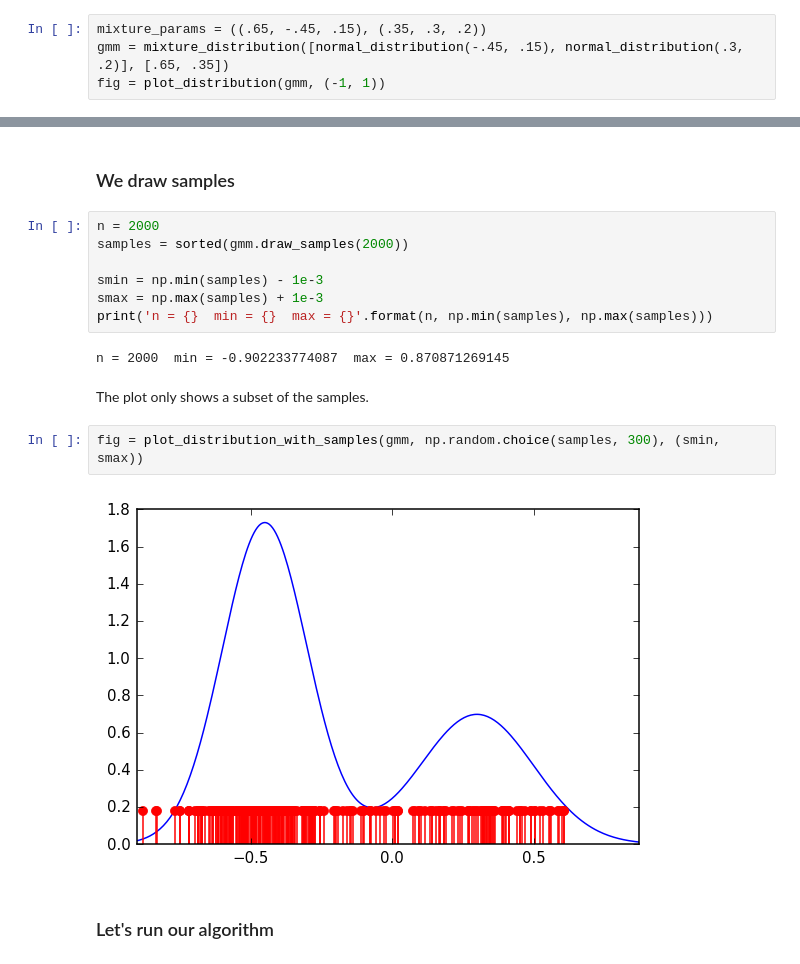
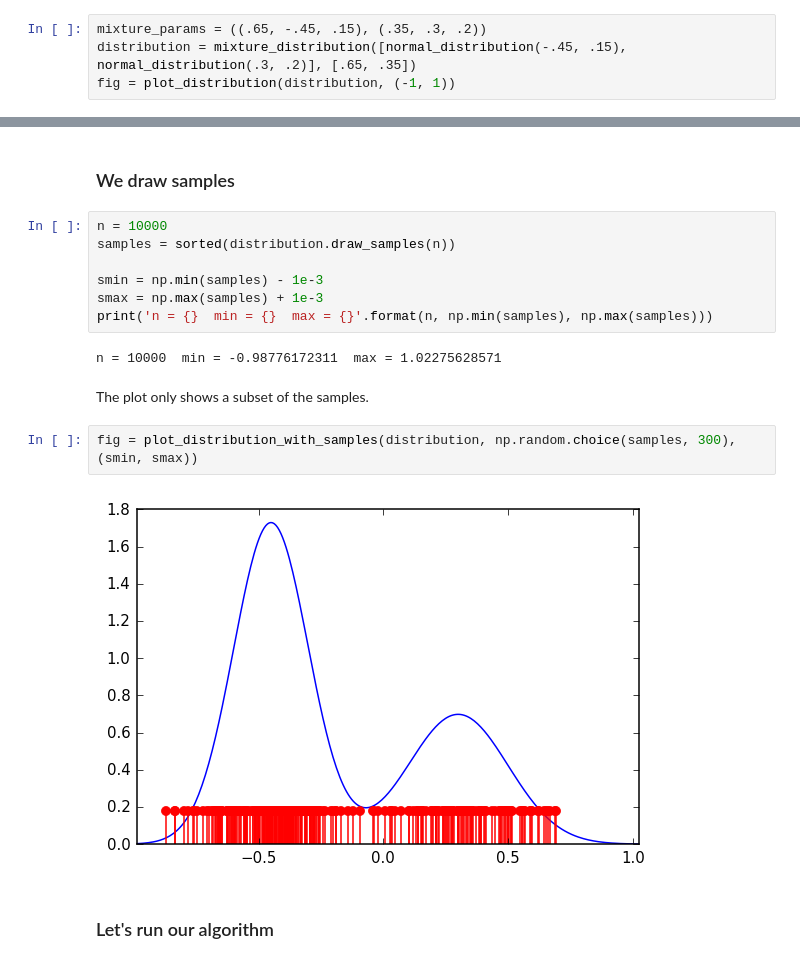
Before and after one commit to ludwigschmidt/ppoly_density, a Jupyter notebook: experiments/piecewise_linear_example.ipynb, the cells around one changed output, grey strips where cells are left out. Cells and saved outputs as stored; diff of their text form.

```diff
--- a/experiments/piecewise_linear_example.ipynb
+++ b/experiments/piecewise_linear_example.ipynb
@@ -20,26 +20,26 @@ Populating the interactive namespace from numpy and matplotlib
 # %%
 mixture_params = ((.65, -.45, .15), (.35, .3, .2))
-gmm = mixture_distribution([normal_distribution(-.45, .15), normal_distribution(.3, .2)], [.65, .35])
-fig = plot_distribution(gmm, (-1, 1))
+distribution = mixture_distribution([normal_distribution(-.45, .15), normal_distribution(.3, .2)], [.65, .35])
+fig = plot_distribution(distribution, (-1, 1))
 # %% [output]
 [figure]
 # %% [markdown]
 ### We draw samples
 # %%
-n = 2000
-samples = sorted(gmm.draw_samples(2000))
+n = 10000
+samples = sorted(distribution.draw_samples(n))
 
 smin = np.min(samples) - 1e-3
 smax = np.max(samples) + 1e-3
 print('n = {}  min = {}  max = {}'.format(n, np.min(samples), np.max(samples)))
 # %% [output]
-n = 2000  min = -0.902233774087  max = 0.870871269145
+n = 10000  min = -0.98776172311  max = 1.02275628571
 # %% [markdown]
 The plot only shows a subset of the samples.
 # %%
-fig = plot_distribution_with_samples(gmm, np.random.choice(samples, 300), (smin, smax))
+fig = plot_distribution_with_samples(distribution, np.random.choice(samples, 300), (smin, smax))
 # %% [output]
-[figure, old version]
+[figure, new version]
 # %% [markdown]
 ### Let's run our algorithm
 # %%
```
Also changed, not shown: parts of 11 cells of this notebook.
